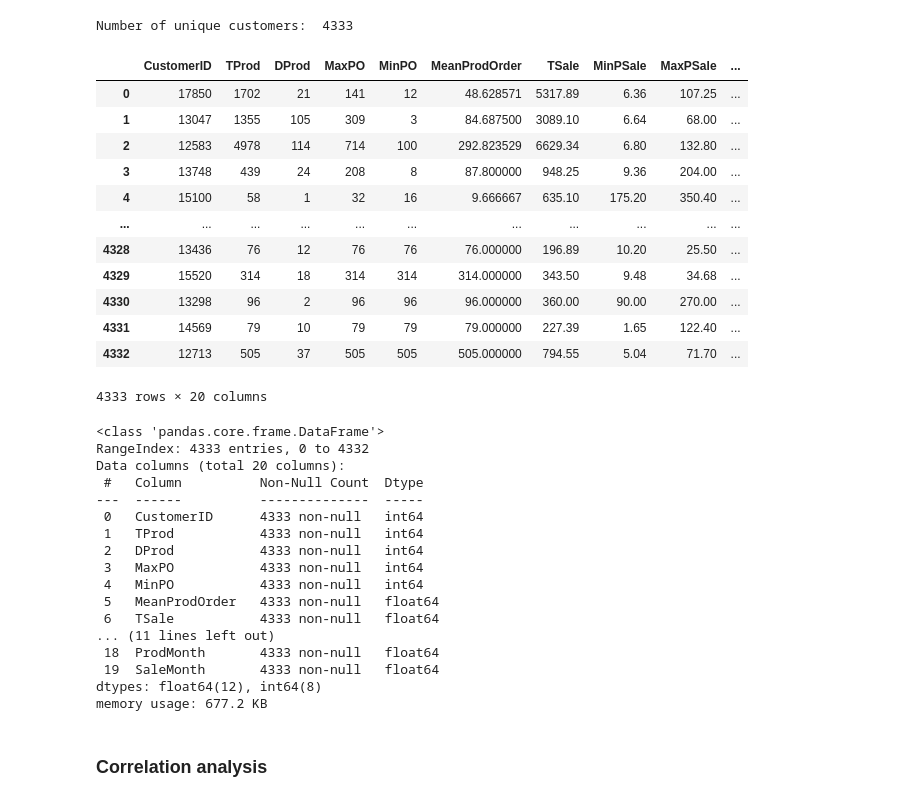
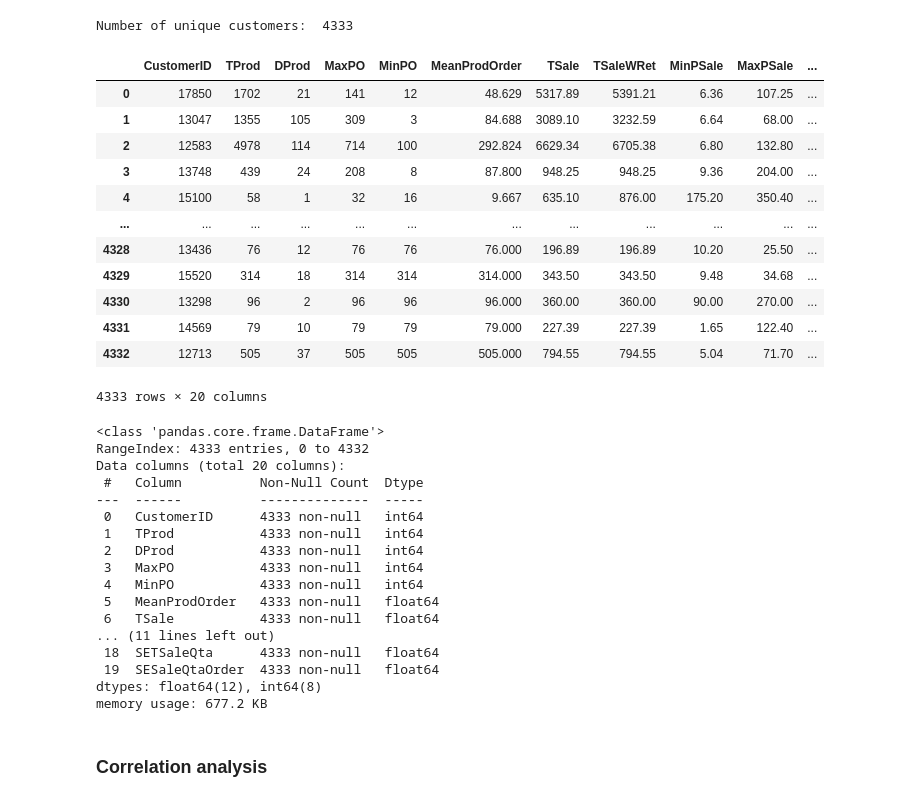
Before and after one commit to AlexPasqua/DM-project, a Jupyter notebook: CustomerDataset.ipynb, the cells around one changed output. Drawn from its saved outputs; the diff is of its cells as text; code cells hidden in the pictures.

```diff
--- a/CustomerDataset.ipynb
+++ b/CustomerDataset.ipynb
@@ -268,16 +211,0 @@ data['SESaleQtaOrder'] = entropy_saleqta_order
-# %%
-data
-# %% [output]
-|  | CustomerID | TProd | DProd | MaxPO | MinPO | MeanProdOrder | TSale | MinPSale | MaxPSale | ... |
-| 0 | 17850 | 1702 | 21 | 141 | 12 | 48.628571 | 5317.89 | 6.36 | 107.25 | ... |
-| 1 | 13047 | 1355 | 105 | 309 | 3 | 84.687500 | 3089.10 | 6.64 | 68.00 | ... |
-| 2 | 12583 | 4978 | 114 | 714 | 100 | 292.823529 | 6629.34 | 6.80 | 132.80 | ... |
-| 3 | 13748 | 439 | 24 | 208 | 8 | 87.800000 | 948.25 | 9.36 | 204.00 | ... |
-| 4 | 15100 | 58 | 1 | 32 | 16 | 9.666667 | 635.10 | 175.20 | 350.40 | ... |
-| ... | ... | ... | ... | ... | ... | ... | ... | ... | ... | ... |
-| 4328 | 13436 | 76 | 12 | 76 | 76 | 76.000000 | 196.89 | 10.20 | 25.50 | ... |
-| 4329 | 15520 | 314 | 18 | 314 | 314 | 314.000000 | 343.50 | 9.48 | 34.68 | ... |
-| 4330 | 13298 | 96 | 2 | 96 | 96 | 96.000000 | 360.00 | 90.00 | 270.00 | ... |
-| 4331 | 14569 | 79 | 10 | 79 | 79 | 79.000000 | 227.39 | 1.65 | 122.40 | ... |
-| 4332 | 12713 | 505 | 37 | 505 | 505 | 505.000000 | 794.55 | 5.04 | 71.70 | ... |
-4333 rows × 20 columns
@@ -284,3 +269,20 @@ data
+# %%
+data = data.round(3) # rounding values
+data
+# %% [output]
+|  | CustomerID | TProd | DProd | MaxPO | MinPO | MeanProdOrder | TSale | TSaleWRet | MinPSale | MaxPSale | ... |
+| 0 | 17850 | 1702 | 21 | 141 | 12 | 48.629 | 5317.89 | 5391.21 | 6.36 | 107.25 | ... |
+| 1 | 13047 | 1355 | 105 | 309 | 3 | 84.688 | 3089.10 | 3232.59 | 6.64 | 68.00 | ... |
+| 2 | 12583 | 4978 | 114 | 714 | 100 | 292.824 | 6629.34 | 6705.38 | 6.80 | 132.80 | ... |
+| 3 | 13748 | 439 | 24 | 208 | 8 | 87.800 | 948.25 | 948.25 | 9.36 | 204.00 | ... |
+| 4 | 15100 | 58 | 1 | 32 | 16 | 9.667 | 635.10 | 876.00 | 175.20 | 350.40 | ... |
+| ... | ... | ... | ... | ... | ... | ... | ... | ... | ... | ... | ... |
+| 4328 | 13436 | 76 | 12 | 76 | 76 | 76.000 | 196.89 | 196.89 | 10.20 | 25.50 | ... |
+| 4329 | 15520 | 314 | 18 | 314 | 314 | 314.000 | 343.50 | 343.50 | 9.48 | 34.68 | ... |
+| 4330 | 13298 | 96 | 2 | 96 | 96 | 96.000 | 360.00 | 360.00 | 90.00 | 270.00 | ... |
+| 4331 | 14569 | 79 | 10 | 79 | 79 | 79.000 | 227.39 | 227.39 | 1.65 | 122.40 | ... |
+| 4332 | 12713 | 505 | 37 | 505 | 505 | 505.000 | 794.55 | 794.55 | 5.04 | 71.70 | ... |
+4333 rows × 20 columns
 # %%
 data.info()
 # %% [output]
@@ -297,8 +299,8 @@ Data columns (total 20 columns):
  5   MeanProdOrder   4333 non-null   float64
  6   TSale           4333 non-null   float64
 ... (11 lines left out)
- 18  ProdMonth       4333 non-null   float64
- 19  SaleMonth       4333 non-null   float64
+ 18  SETSaleQta      4333 non-null   float64
+ 19  SESaleQtaOrder  4333 non-null   float64
 dtypes: float64(12), int64(8)
 memory usage: 677.2 KB
 # %% [markdown]
```
Also changed, not shown: parts of 21 cells of this notebook, 2 other files.
